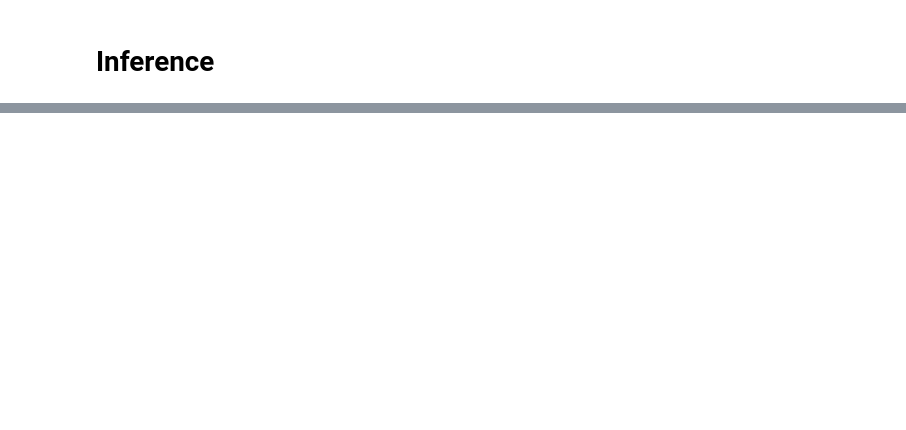
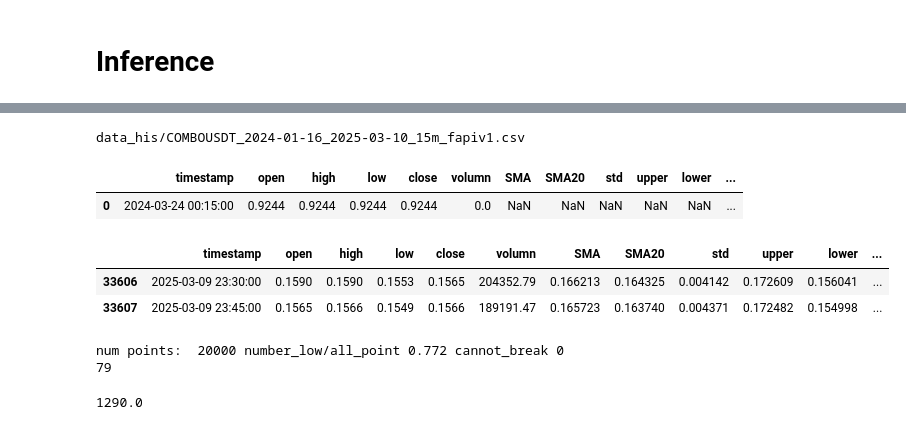
Before and after one commit to khiemdoan/qcuongning-binance-future, a Jupyter notebook: search.ipynb, the cells around one changed output, grey strips where cells are left out. Cells and saved outputs as stored; diff of their text form; code cells hidden in the pictures; blank space fills up the shorter version.

```diff
--- a/search.ipynb
+++ b/search.ipynb
@@ -13,5 +16,4 @@ from helper import get_binance_ohlc_time, generate_date_list, calculate_rsi_with
 # %%
-import random
 def rule(df_btc, df, tp=1, sl=5, money=1000, model = None, num_random=10000, window_test=10, seq=30, time_pred=10, manual_cond=False):
     dfcopy = df.copy()
     number_high = 0
@@ -40,6 +42,8 @@ def rule(df_btc, df, tp=1, sl=5, money=1000, model = None, num_random=10000, win
                     index_condition.append(i)
     index_condition = sorted(index_condition)
     for i in index_condition:
+        if df.iloc[i]['Trend'] != 1:
+            continue
         open_price_i = df['open'].iloc[i]
         high_check = False
         low_check = False
@@ -75,23 +79,6 @@ def rule(df_btc, df, tp=1, sl=5, money=1000, model = None, num_random=10000, win
         if not high_check and not low_check and j<len(df):
             if df.iloc[j]['close'] < open_price_i:
                 pnl = money * (1 - df.iloc[j]['close'] / open_price_i)
-                # if df.iloc[i:j]['low'].min() < open_price_i * 0.99:
-                #     high_check2 = False
-                #     low_check2 = False
-                #     print("continue wait to tp", open_time, i)
-                    # for j in range(i,len(df)):
-                    #     high_check2 = df['high'].iloc[j] >= (1+sl*0.01) * open_price_i
-                    #     low_check2 = df['low'].iloc[j] <= (1-tp*0.01) * open_price_i
-                    #     if high_check2:
-                    #         pnl = -money*sl/100
-                    #         break
-                    #     elif low_check2:
-                    #         pnl = money*tp/100
-                    #         break
-                    # if not high_check2 and not low_check2:
-                    #     pnl = money * (1 - df.iloc[j]['close'] / open_price_i)
-
-
                 balance += pnl
             else:
                 pnl = -money * (df.iloc[j]['close'] / open_price_i-1)
@@ -348,0 +131,2 @@ bst.load_model('./ORDIUSDT_15m_tp3_sl3_60pcent_mancond_fapiv1.json')
+# %%
+df_all, csv_link = generate_df_klines(start = "2024-01-16", end = "2025-03-10", symb = "COMBOUSDT", interval = "15m")
@@ -349,11 +151,34 @@ bst.load_model('./ORDIUSDT_15m_tp3_sl3_60pcent_mancond_fapiv1.json')
 # %%
-df_all = pd.read_csv("./data_his/ORDIUSDT_2024-5-22_2024-10-23_15m_fapiv1.csv")
-# df_all = df_all.iloc[-6000:].reset_index()
+print(csv_link)
+df_all = pd.read_csv(csv_link)
+df_all['SMA'] = df_all['close'].rolling(window=30).mean()
+df_all['SMA20'] = df_all['close'].rolling(window=20).mean()
+df_all['std'] = df_all['close'].rolling(window=20).std()
+df_all['upper'] = df_all['SMA20'] + 2 * df_all['std']
+df_all['lower'] = df_all['SMA20'] - 2 * df_all['std']
+
+
+
+
+df_all['Trend'] = df_all.apply(classify_trend_through, axis=1)
+
+# df_all = df_all.iloc[-20000:].reset_index()
 display(df_all.head(1))
 display(df_all.tail(2))
 
-rs2, idcond, high_check, low_check, list_reward, prices_list = rule(df_all, df_all, tp=3, sl=3, model=bst, num_random=213, window_test=1, seq=30, time_pred=10,manual_cond=True)
+rs2, idcond, high_check, low_check, list_reward, prices_list = rule(df_all, df_all, tp=3, sl=3,window_test=1,num_random=20000, model=None, seq=30, time_pred="all",manual_cond=False)
+print(len(rs2))
 list_reward[-1]
+# %% [output]
+data_his/COMBOUSDT_2024-01-16_2025-03-10_15m_fapiv1.csv
+|  | timestamp | open | high | low | close | volumn | SMA | SMA20 | std | upper | lower | ... |
+| 0 | 2024-03-24 00:15:00 | 0.9244 | 0.9244 | 0.9244 | 0.9244 | 0.0 | NaN | NaN | NaN | NaN | NaN | ... |
+|  | timestamp | open | high | low | close | volumn | SMA | SMA20 | std | upper | lower | ... |
+| 33606 | 2025-03-09 23:30:00 | 0.1590 | 0.1590 | 0.1553 | 0.1565 | 204352.79 | 0.166213 | 0.164325 | 0.004142 | 0.172609 | 0.156041 | ... |
+| 33607 | 2025-03-09 23:45:00 | 0.1565 | 0.1566 | 0.1549 | 0.1566 | 189191.47 | 0.165723 | 0.163740 | 0.004371 | 0.172482 | 0.154998 | ... |
+num points:  20000 number_low/all_point 0.772 cannot_break 0
+79
+1290.0
 # %%
 import matplotlib.pyplot as plt
 
```
Also changed, not shown: parts of 24 cells of this notebook, 17 other files.
